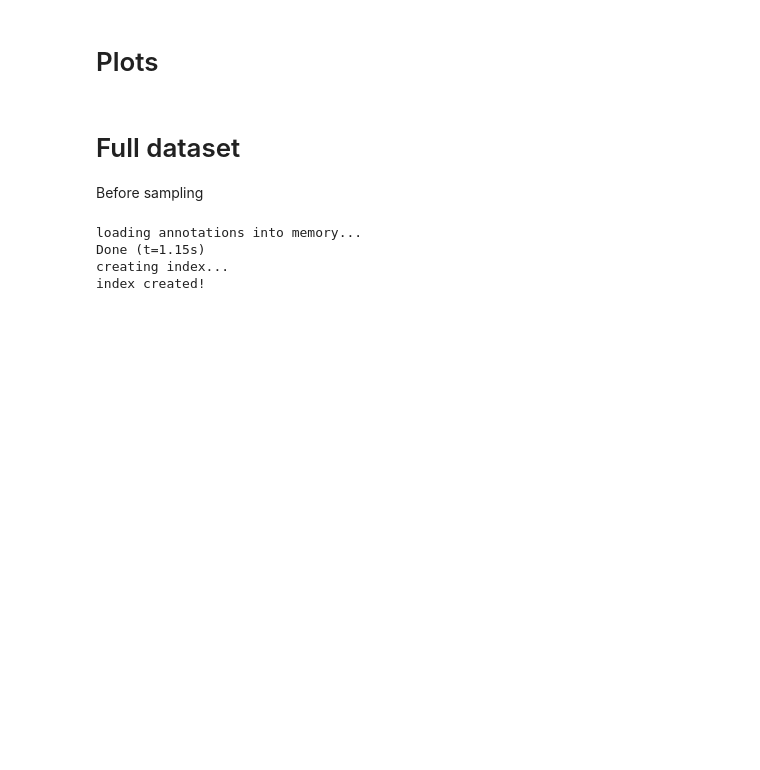
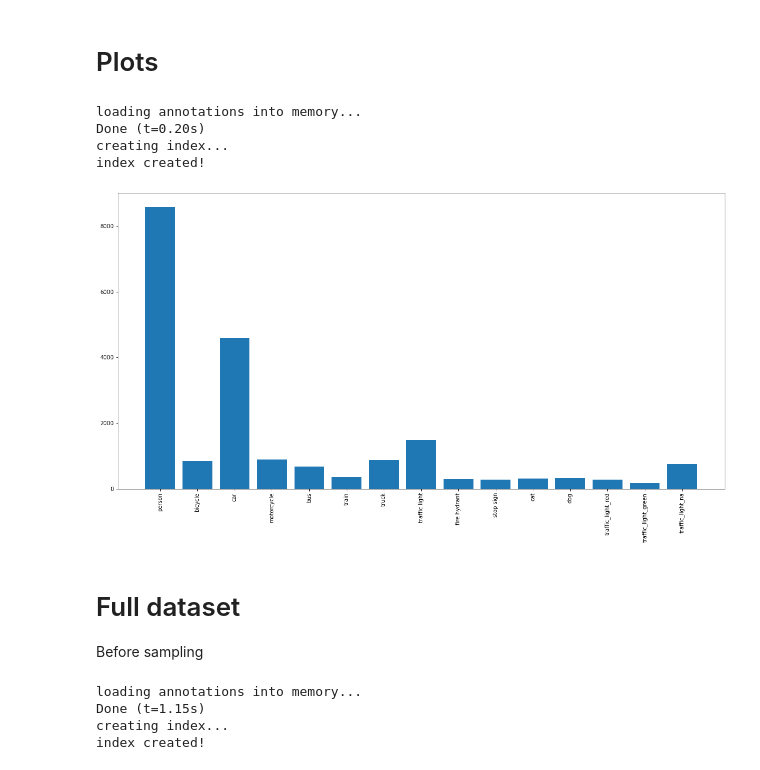
Before and after one commit to daved01/cocoTraffic, a Jupyter notebook: api/dataset_plots.ipynb, the cells around one changed output. Drawn from its saved outputs; the diff is of its cells as text; code cells hidden in the pictures; blank space fills up the shorter version.

Commit message:
Added remaining traffic lights

```diff
--- a/api/dataset_plots.ipynb
+++ b/api/dataset_plots.ipynb
@@ -80,6 +80,15 @@ def get_data(filename):
     anns = coco.loadAnns(annIds)
 
     return anns, cat_names
+# %%
+anns, cat_names = get_data("instances_valTrafficExtended.json")
+plot_instances_classes(anns, cat_names)
+# %% [output]
+loading annotations into memory...
+Done (t=0.20s)
+creating index...
+index created!
+[figure, added]
 # %% [markdown]
 # Full dataset
 Before sampling
```
Also changed, not shown: 5 other files.
